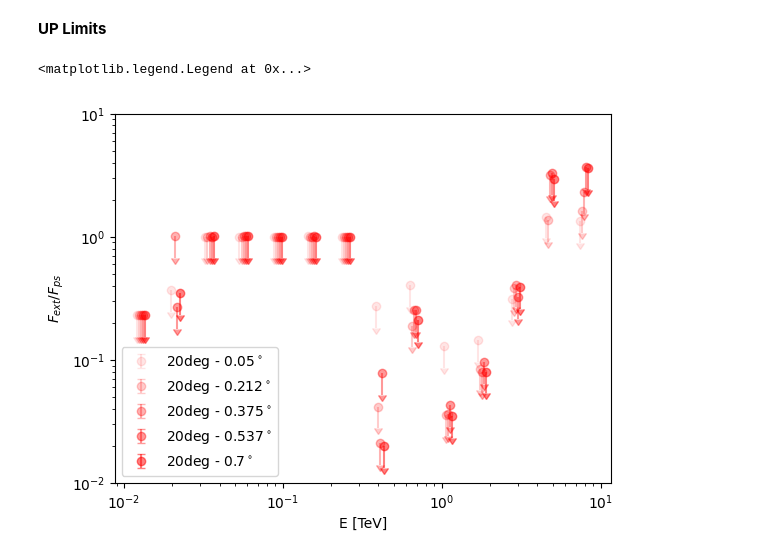
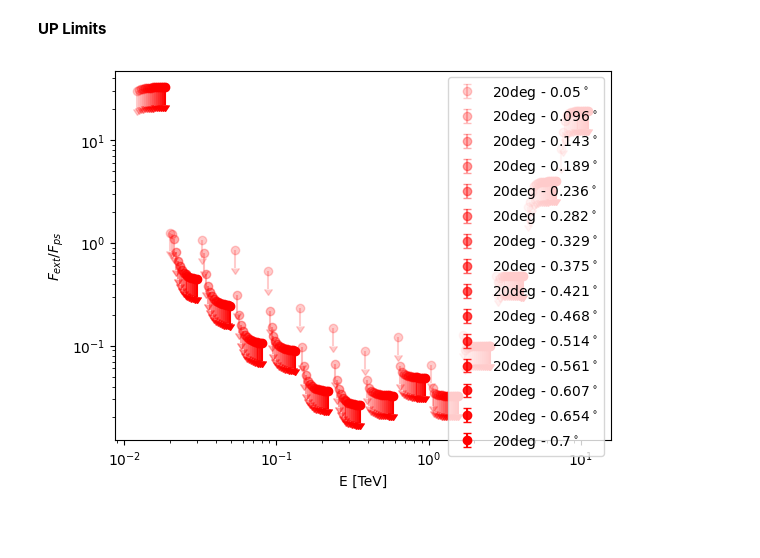
Before and after one commit to Nico812/CTAO-EXT_EM_analyses, a Jupyter notebook: DC_EM_UP_LIM_remaster.ipynb, the cells around one changed output. Drawn from its saved outputs; the diff is of its cells as text; code cells hidden in the pictures; blank space fills up the shorter version.

```diff
--- a/DC_EM_UP_LIM_remaster.ipynb
+++ b/DC_EM_UP_LIM_remaster.ipynb
@@ -192,7 +192,7 @@ Theta          : size =     6, min =  0.500 deg, max =  5.500 deg
 # %% [markdown]
 **UP Limits**
 # %%
-sigmas_ext_injected = np.linspace(0.05, pointing_sep_avg, 5)
+sigmas_ext = np.linspace(0.05, pointing_sep_avg, 15)
 # %%
 def chi2(y, model, error):
     return np.sum(((y - model) / error) ** 2)
@@ -332,9 +332,17 @@ def calculate_UL(
             # The templates are normalized to unit sum, so amplitudes are
             # directly equivalent to total model counts.
             total_best_counts = point_amp_best + ext_amp_best
-            flux_ratios[k, i] = ext_amp_ul / total_best_counts
+            flux_ratios[k, i] = ext_amp_ul / np.maximum(total_best_counts, 1)
 
     return flux_ratios
 # %%
-flux_ratios_20deg =
-compute_upper_limits(cts_20deg, cts_err_20deg, psf_hbu_20deg, rng, True)
+flux_ratios_20deg = calculate_UL(
+    cts_20deg,
+    cts_err_20deg,
+    th2,
+    e,
+    psf_hbu_20deg,
+    psf_e_means,
+    sigmas_ext,
+    delta_chi2=2.71,
+)
@@ -343,15 +349,31 @@ flux_ratios_40deg = compute_upper_limits(cts_40deg, cts_err_40deg, psf_hbu_40deg
 # %%
 for i, flux_ratio_20deg in enumerate(flux_ratios_20deg):
-    plt.errorbar(e*(0.95*1.03**i), flux_ratio_20deg,np.abs(flux_ratio_20deg)/3, alpha=0.1+0.1*i, uplims=True, linestyle='none',marker='o', label="20deg - "+str(round(sigmas_ext_injected[i],3))+r'$^\circ$',color='red')
+    alpha = min(1.0, 0.2 + 0.8 * i / max(len(flux_ratios_20deg) - 1, 1))
+
+    plt.errorbar(
+        e * (0.95 * 1.03**i),
+        flux_ratio_20deg,
+        np.abs(flux_ratio_20deg) / 3,
+        alpha=alpha,
+        uplims=True,
+        linestyle="none",
+        marker="o",
+        label=(
+            "20deg - "
+            + str(round(sigmas_ext[i], 3))
+            + r"$^\circ$"
+        ),
+        color="red",
+    )
+
 plt.xscale("log")
 plt.yscale("log")
 plt.ylabel(r"$F_{ext}/F_{ps}$")
 plt.xlabel("E [TeV]")
-plt.ylim([0.01, 10])
 plt.legend()
+plt.show()
 # %% [output]
-<matplotlib.legend.Legend at 0x...>
-[figure, old version]
+[figure, new version]
 # %%
 for i, flux_ratio_40deg in enumerate(flux_ratios_40deg):
     plt.errorbar(e*(0.95*1.03**i), flux_ratio_40deg,np.abs(flux_ratio_40deg)/3, alpha=0.1+0.1*i, uplims=True, linestyle='none',marker='o', label="20deg - "+str(round(sigmas_ext_injected[i],3))+r'$^\circ$',color='red')
```
Also changed, not shown: parts of 2 cells of this notebook.
